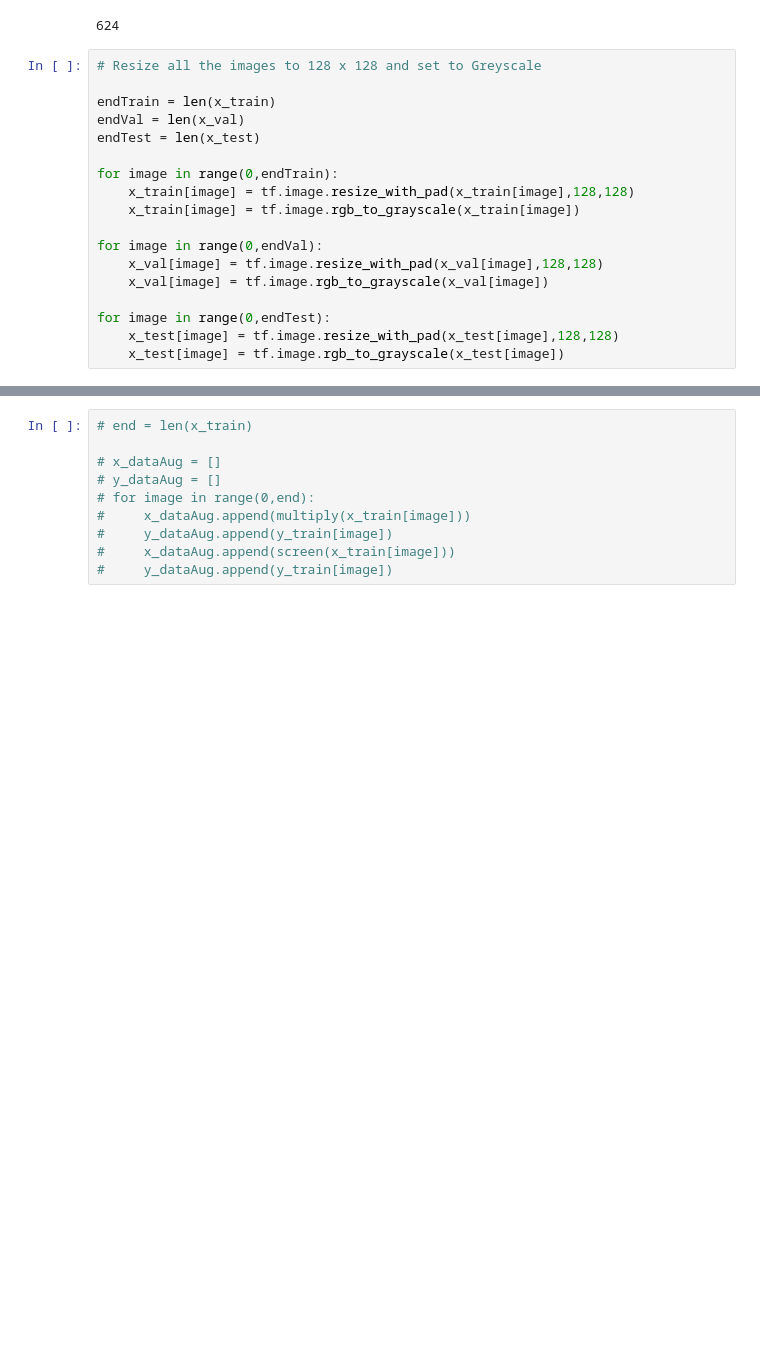
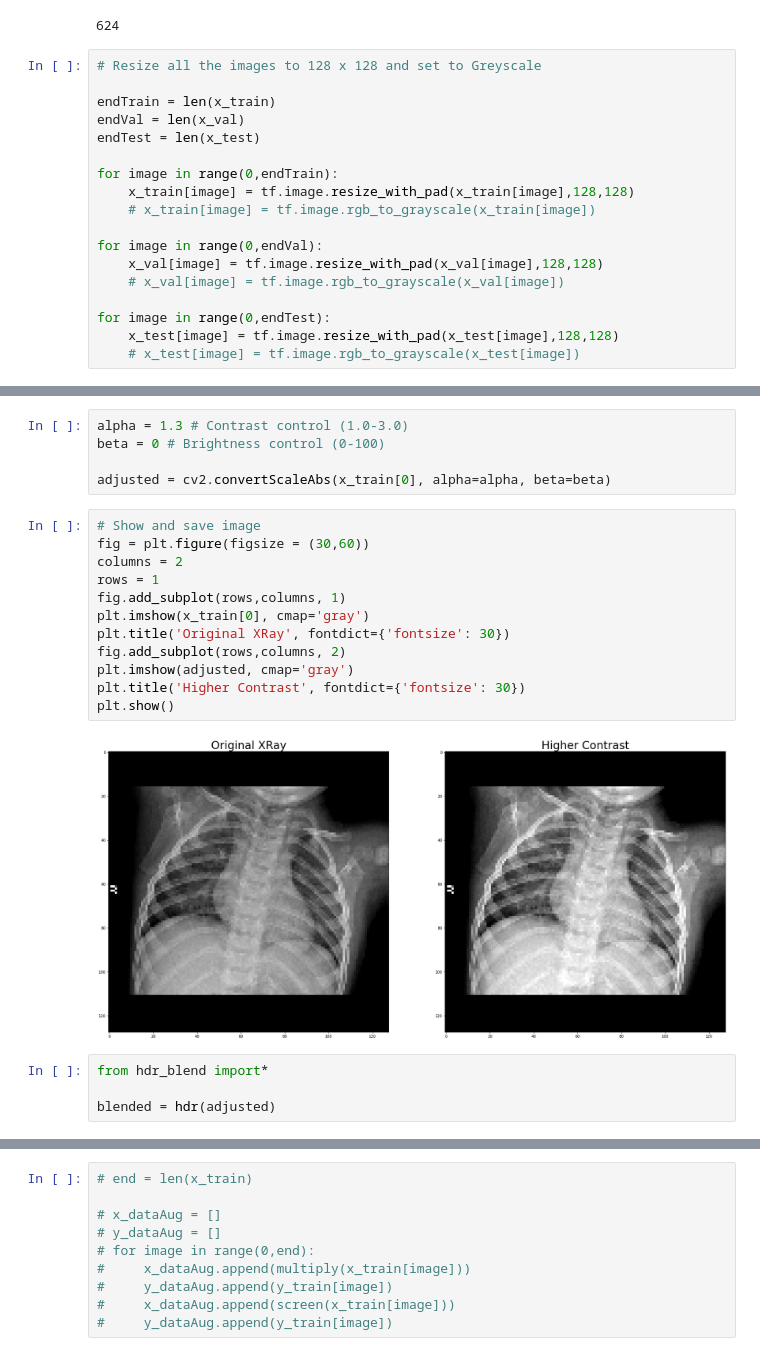
Before and after one commit to currymike123/Thesis_LDR, a Jupyter notebook: Research/xray.ipynb, the cells around one changed output, grey strips where cells are left out. Drawn from its saved outputs; the diff is of its cells as text; blank space fills up the shorter version.

Commit message:
Manipluated the train data

```diff
--- a/Research/xray.ipynb
+++ b/Research/xray.ipynb
@@ -95,12 +98,12 @@ endTest = len(x_test)
 
 for image in range(0,endTrain):
     x_train[image] = tf.image.resize_with_pad(x_train[image],128,128)
-    x_train[image] = tf.image.rgb_to_grayscale(x_train[image])
+    # x_train[image] = tf.image.rgb_to_grayscale(x_train[image])
 
 for image in range(0,endVal):
     x_val[image] = tf.image.resize_with_pad(x_val[image],128,128)
-    x_val[image] = tf.image.rgb_to_grayscale(x_val[image])
+    # x_val[image] = tf.image.rgb_to_grayscale(x_val[image])
 
 for image in range(0,endTest):
     x_test[image] = tf.image.resize_with_pad(x_test[image],128,128)
-    x_test[image] = tf.image.rgb_to_grayscale(x_test[image])
+    # x_test[image] = tf.image.rgb_to_grayscale(x_test[image])
@@ -153 +143,24 @@ print(y_test.shape)
 (624,)
+# %%
+alpha = 1.3 # Contrast control (1.0-3.0)
+beta = 0 # Brightness control (0-100)
+
+adjusted = cv2.convertScaleAbs(x_train[0], alpha=alpha, beta=beta)
+# %%
+# Show and save image
+fig = plt.figure(figsize = (30,60))
+columns = 2
+rows = 1
+fig.add_subplot(rows,columns, 1)
+plt.imshow(x_train[0], cmap='gray')
+plt.title('Original XRay', fontdict={'fontsize': 30})
+fig.add_subplot(rows,columns, 2)
+plt.imshow(adjusted, cmap='gray')
+plt.title('Higher Contrast', fontdict={'fontsize': 30})
+plt.show()
+# %% [output]
+[figure, added]
+# %%
+from hdr_blend import*
+
+blended = hdr(adjusted)
```
Also changed, not shown: parts of 9 cells of this notebook, 2 other files.
